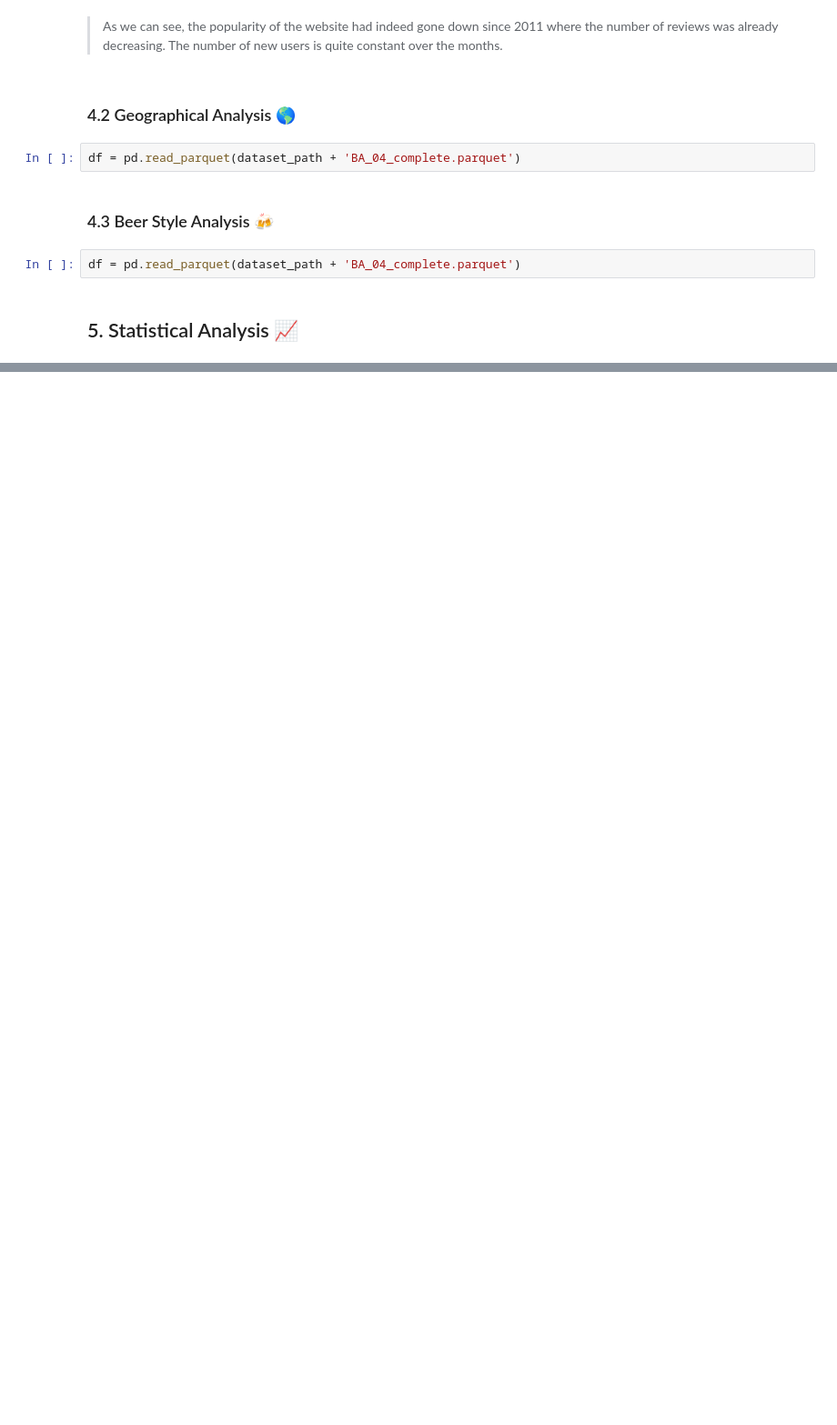
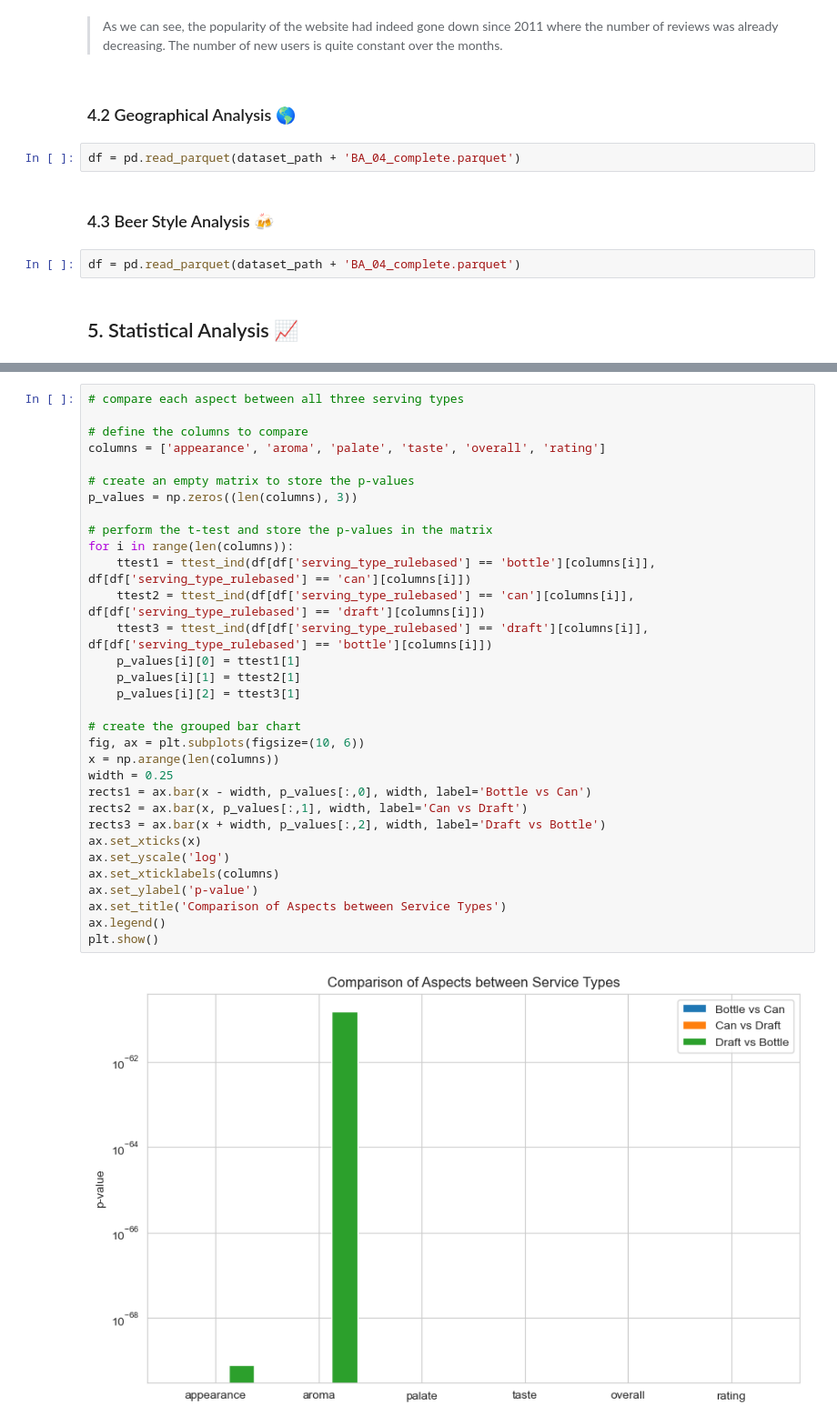
Before and after one commit to epfl-ada/ada-2023-project-beeradaventure46, a Jupyter notebook: Milestone_3.ipynb, the cells around one changed output, grey strips where cells are left out. Shown at 91% size. Drawn from its saved outputs; the diff is of its cells as text; blank space fills up the shorter version.

```diff
--- a/Milestone_3.ipynb
+++ b/Milestone_3.ipynb
@@ -1592,0 +1631,34 @@ df = pd.read_parquet(dataset_path + 'BA_04_complete.parquet')
+# %%
+# compare each aspect between all three serving types
+
+# define the columns to compare
+columns = ['appearance', 'aroma', 'palate', 'taste', 'overall', 'rating']
+
+# create an empty matrix to store the p-values
+p_values = np.zeros((len(columns), 3))
+
+# perform the t-test and store the p-values in the matrix
+for i in range(len(columns)):
+    ttest1 = ttest_ind(df[df['serving_type_rulebased'] == 'bottle'][columns[i]], df[df['serving_type_rulebased'] == 'can'][columns[i]])
+    ttest2 = ttest_ind(df[df['serving_type_rulebased'] == 'can'][columns[i]], df[df['serving_type_rulebased'] == 'draft'][columns[i]])
+    ttest3 = ttest_ind(df[df['serving_type_rulebased'] == 'draft'][columns[i]], df[df['serving_type_rulebased'] == 'bottle'][columns[i]])
+    p_values[i][0] = ttest1[1]
+    p_values[i][1] = ttest2[1]
+    p_values[i][2] = ttest3[1]
+
+# create the grouped bar chart
+fig, ax = plt.subplots(figsize=(10, 6))
+x = np.arange(len(columns))
+width = 0.25
+rects1 = ax.bar(x - width, p_values[:,0], width, label='Bottle vs Can')
+rects2 = ax.bar(x, p_values[:,1], width, label='Can vs Draft')
+rects3 = ax.bar(x + width, p_values[:,2], width, label='Draft vs Bottle')
+ax.set_xticks(x)
+ax.set_yscale('log')
+ax.set_xticklabels(columns)
+ax.set_ylabel('p-value')
+ax.set_title('Comparison of Aspects between Service Types')
+ax.legend()
+plt.show()
+# %% [output]
+[figure, added]
```
Also changed, not shown: parts of 3 cells of this notebook, 1 other file.
